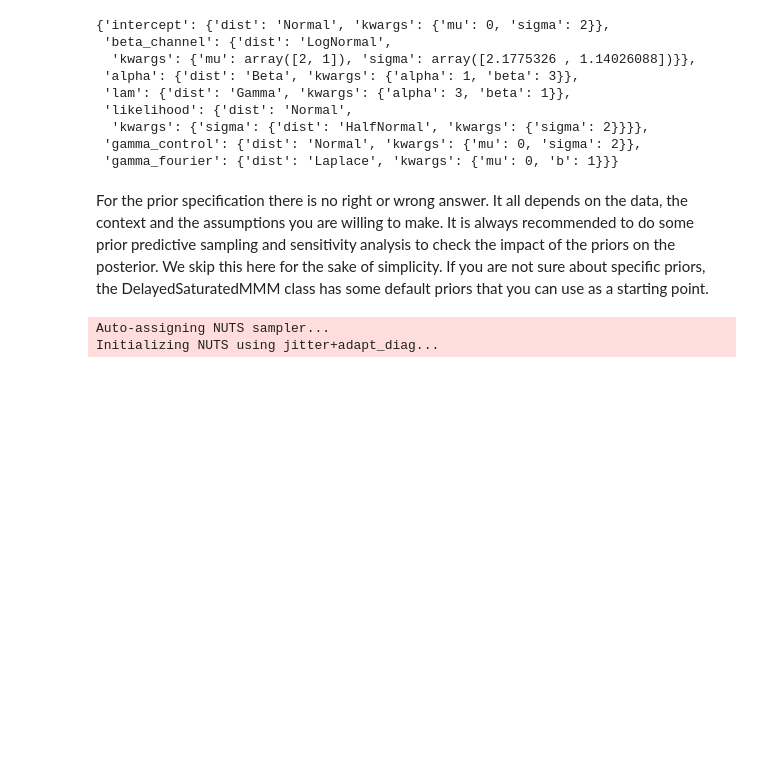
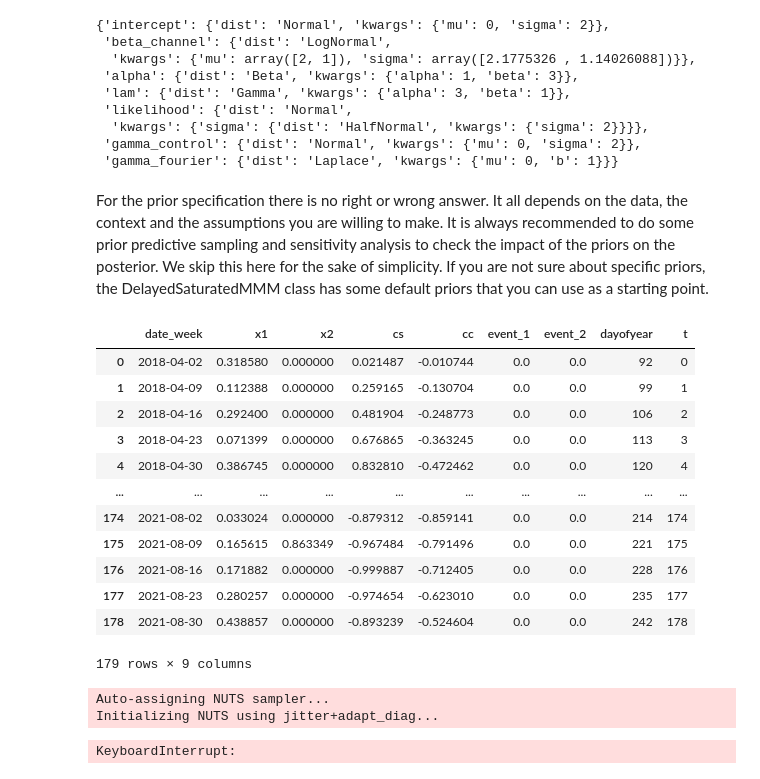
Before and after one commit to S-KSM/MMM_MTA, a Jupyter notebook: part2/comparing_mmm_approaches.ipynb, the cells around one changed output. Drawn from its saved outputs; the diff is of its cells as text; code cells hidden in the pictures; blank space fills up the shorter version.

```diff
--- a/part2/comparing_mmm_approaches.ipynb
+++ b/part2/comparing_mmm_approaches.ipynb
@@ -332,8 +332,25 @@ mmm = DelayedSaturatedMMM(
     adstock_max_lag=8,
     yearly_seasonality=2,
 )
+# %%
+X
+# %% [output]
+|  | date_week | x1 | x2 | cs | cc | event_1 | event_2 | dayofyear | t |
+| 0 | 2018-04-02 | 0.318580 | 0.000000 | 0.021487 | -0.010744 | 0.0 | 0.0 | 92 | 0 |
+| 1 | 2018-04-09 | 0.112388 | 0.000000 | 0.259165 | -0.130704 | 0.0 | 0.0 | 99 | 1 |
+| 2 | 2018-04-16 | 0.292400 | 0.000000 | 0.481904 | -0.248773 | 0.0 | 0.0 | 106 | 2 |
+| 3 | 2018-04-23 | 0.071399 | 0.000000 | 0.676865 | -0.363245 | 0.0 | 0.0 | 113 | 3 |
+| 4 | 2018-04-30 | 0.386745 | 0.000000 | 0.832810 | -0.472462 | 0.0 | 0.0 | 120 | 4 |
+| ... | ... | ... | ... | ... | ... | ... | ... | ... | ... |
+| 174 | 2021-08-02 | 0.033024 | 0.000000 | -0.879312 | -0.859141 | 0.0 | 0.0 | 214 | 174 |
+| 175 | 2021-08-09 | 0.165615 | 0.863349 | -0.967484 | -0.791496 | 0.0 | 0.0 | 221 | 175 |
+| 176 | 2021-08-16 | 0.171882 | 0.000000 | -0.999887 | -0.712405 | 0.0 | 0.0 | 228 | 176 |
+| 177 | 2021-08-23 | 0.280257 | 0.000000 | -0.974654 | -0.623010 | 0.0 | 0.0 | 235 | 177 |
+| 178 | 2021-08-30 | 0.438857 | 0.000000 | -0.893239 | -0.524604 | 0.0 | 0.0 | 242 | 178 |
+179 rows × 9 columns
 # %%
-mmm.fit(X=X, y= y,chains=4, target_accept=0.95, random_seed= rng)
+mmm.fit(X=X[["date_week","x1","x2","event_1","event_2","t"]], y= y,chains=4, target_accept=0.95, random_seed= rng)
 # %% [output]
 Auto-assigning NUTS sampler...
 Initializing NUTS using jitter+adapt_diag...
+KeyboardInterrupt:
```
Also changed, not shown: parts of 1 cell of this notebook.
